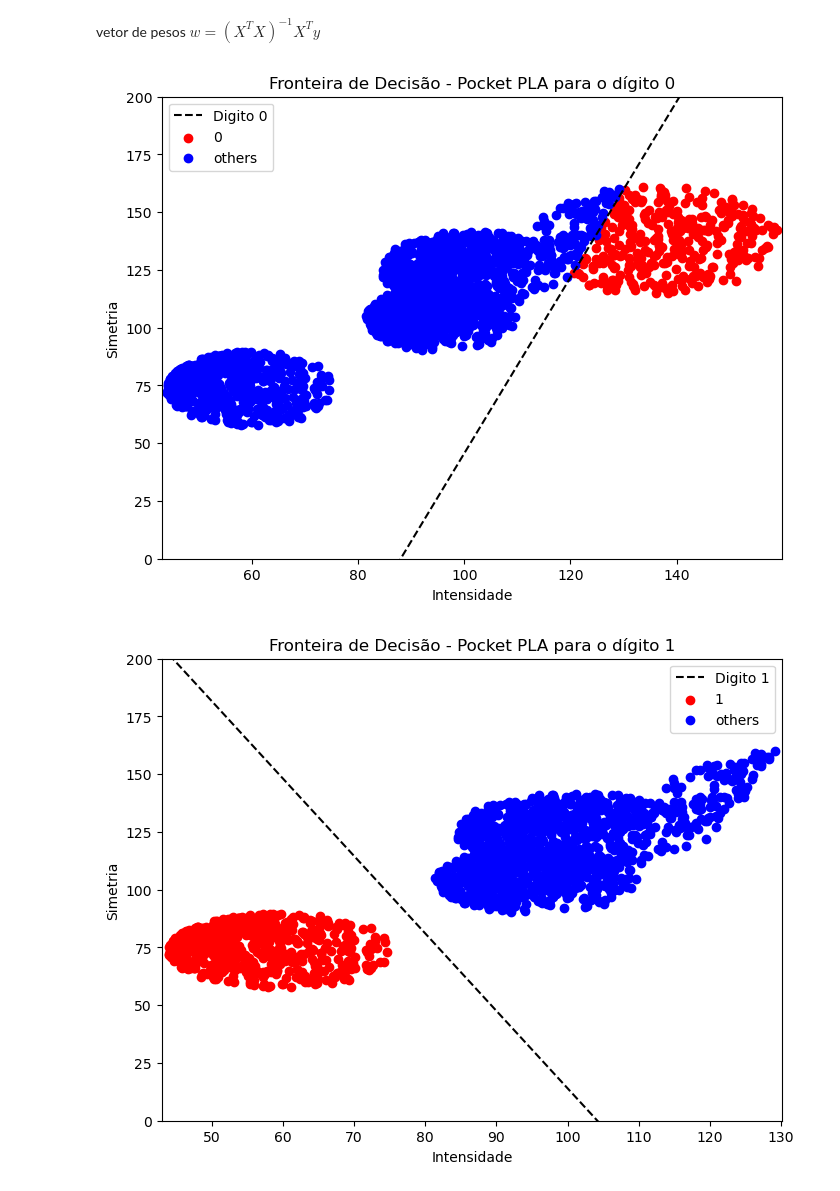
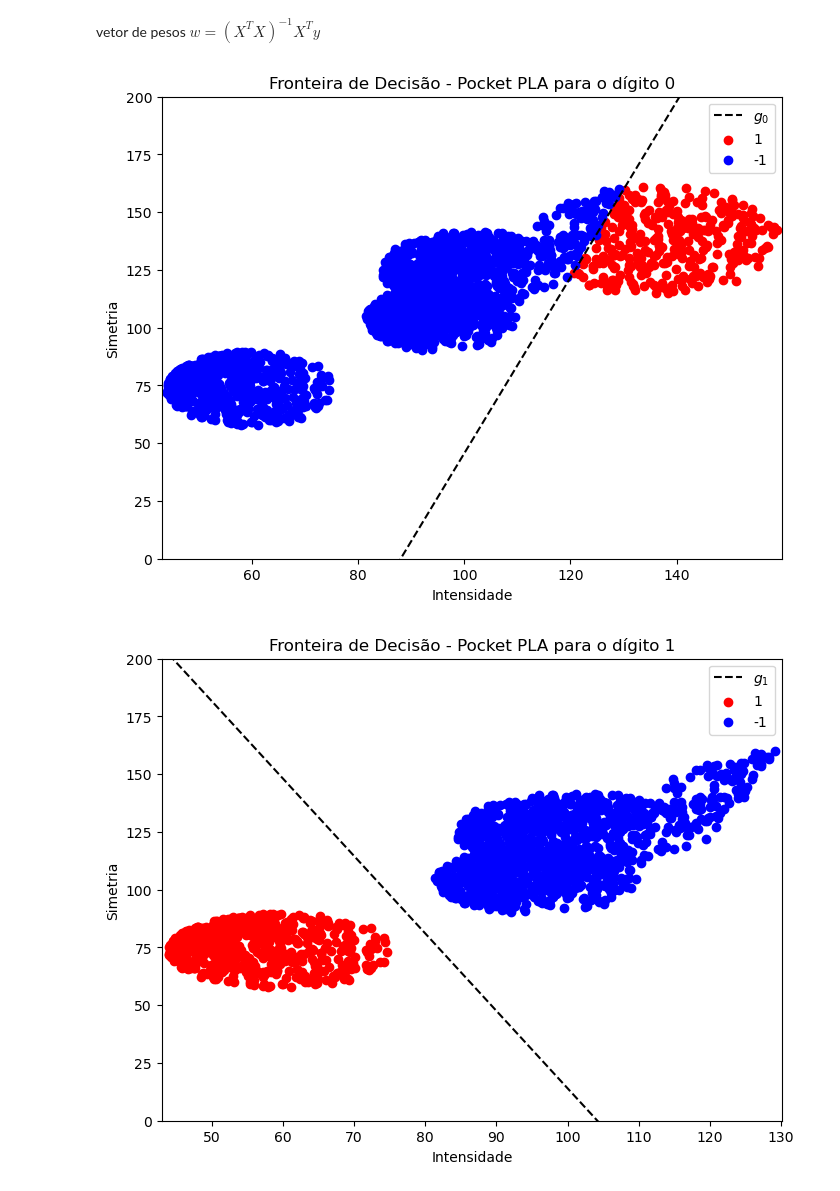
Before and after one commit to adriel1ft/reconhecimento_padroes, a Jupyter notebook: 1xtodos_adriel.ipynb, the cells around one changed output. Cells and saved outputs as stored; diff of their text form; code cells hidden in the pictures.

```diff
--- a/1xtodos_adriel.ipynb
+++ b/1xtodos_adriel.ipynb
@@ -403,30 +373,22 @@ class LRClassifier():
         return (-self.w[0]+shift - self.w[1]*regressionX) / self.w[2]
 
 
-    def plot_decision_boundary(self, X, y, digi, color = 'black',plot=True):
-        """
-        Plota a fronteira de decisão para o modelo atual.
+    def plot_g(self, X, y, digi, color = 'black',plot=True):
 
-        X: Dados de entrada.
-        y: Labels binários (-1, 1).
-        digi: O dígito sendo classificado.
-        plot: Se True, cria uma nova figura. Se False, sobrepõe no gráfico existente.
-        """
         if plot:
             plt.figure(figsize=(8, 6))
 
-        # Desenhando a linha de decisão
         x1_min, x1_max = min(X[:, 0]), max(X[:, 0])
+
         x2_min = - (self.w[0] + self.w[1] * x1_min) / self.w[2]
         x2_max = - (self.w[0] + self.w[1] * x1_max) / self.w[2]
-        plt.plot([x1_min, x1_max], [x2_min, x2_max], label=f'Digito {digi}', color = color, linestyle='--')
+        plt.plot([x1_min, x1_max], [x2_min, x2_max], label=f'$g_{digi}$', color = color, linestyle='--')
 
         if plot:
-            # Plotando os dados
-            plt.scatter(X[y == 1, 0], X[y == 1, 1], color='red', label=f'{digi}')
-            plt.scatter(X[y == -1, 0], X[y == -1, 1], color='blue', label='others')
 
-            # Configurações do gráfico
+            plt.scatter(X[y == 1, 0], X[y == 1, 1], color='red', label=1)
+            plt.scatter(X[y == -1, 0], X[y == -1, 1], color='blue', label=-1)
+
             plt.xlabel('Intensidade')
             plt.ylabel('Simetria')
             plt.title(f'Fronteira de Decisão - Pocket PLA para o dígito {digi}')
@@ -436,44 +398,34 @@ class LRClassifier():
             plt.show()
 # %%
 def classificar_LRC(digitos, X_train, y_train_initial):
-    """
-    Classifica sequencialmente os dígitos usando Pocket PLA, preservando os índices do X_train original.
-    Retorna um dicionário com os resultados das previsões para cada dígito.
-    """
-    resultados = {}  # Para armazenar resultados
-    indices_restantes = np.arange(X_train.shape[0])  # Iniciar com todos os índices
+
+    resultados = {}
+    indices_restantes = np.arange(X_train.shape[0])
 
     for digito in digitos:
-        # Gerar y_train binarizado para o dígito atual
+
         y_train_bin = classe_digito(digito, y_train_initial[indices_restantes])
 
-        # Inicializar e treinar o modelo para o dígito atual
         LRC = LRClassifier()
         LRC.execute(X_train[indices_restantes], y_train_bin)
 
-        # Fazer a predição
         y_pred = LRC.predict(X_train[indices_restantes])
 
-        # Armazenar os resultados no dicionário
         resultados[digito] = {
             "modelo": LRC,
             "y_pred": y_pred,
             "indices": indices_restantes
         }
-        # Plotar a fronteira de decisão para o dígito atual
-        LRC.plot_decision_boundary(X_train[indices_restantes], y_pred, digito)
-        # Atualizar os índices restantes para o próximo ciclo (mantendo apenas os que não foram classificados como 1)
+
+        LRC.plot_g(X_train[indices_restantes], y_pred, digito)
+
         indices_restantes = indices_restantes[np.where(y_pred == -1)[0]]
-
-
 
     return resultados
 
-# Lista de dígitos que você deseja classificar
 digitos = [0,1,4]
 
-# Chamar a função automatizada
 resultados_LRC = classificar_LRC(digitos, X_train, y_train_initial)
 # %% [output]
-[figure, old version]
+[figure, new version]
-[figure, old version]
+[figure, new version]
```
Also changed, not shown: parts of 27 cells of this notebook.
